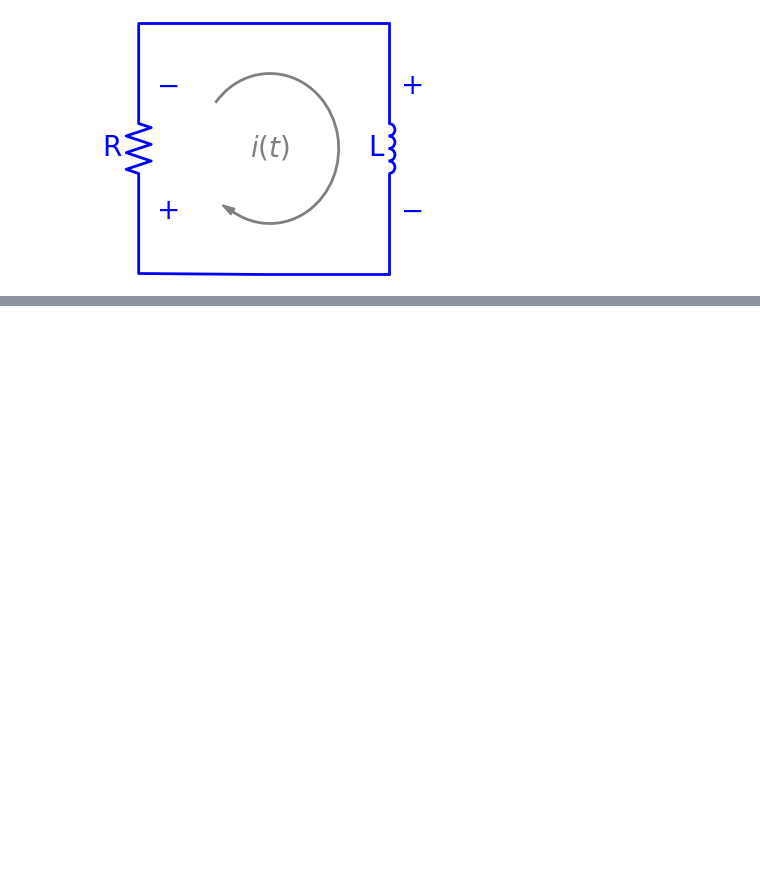
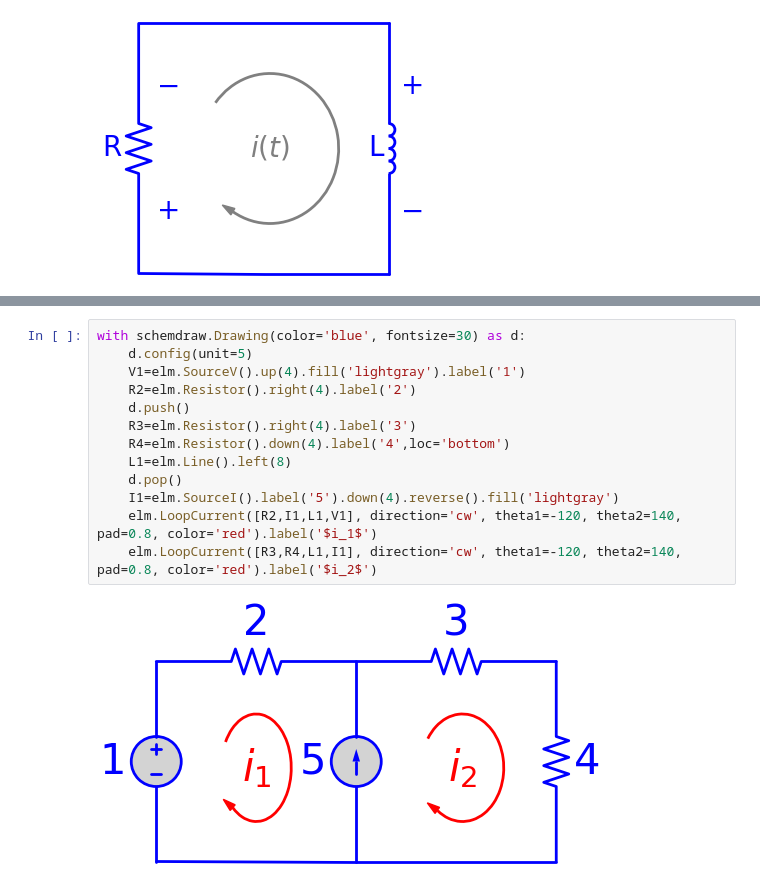
Before and after one commit to funmv/course_electricity, a Jupyter notebook: SchemDraw.ipynb, the cells around one changed output, grey strips where cells are left out. Drawn from its saved outputs; the diff is of its cells as text; blank space fills up the shorter version.

```diff
--- a/SchemDraw.ipynb
+++ b/SchemDraw.ipynb
@@ -323,0 +389,15 @@ with schemdraw.Drawing(color='blue', fontsize=20) as d:
+# %%
+with schemdraw.Drawing(color='blue', fontsize=30) as d:
+    d.config(unit=5)
+    V1=elm.SourceV().up(4).fill('lightgray').label('1')
+    R2=elm.Resistor().right(4).label('2')
+    d.push()
+    R3=elm.Resistor().right(4).label('3')
+    R4=elm.Resistor().down(4).label('4',loc='bottom')
+    L1=elm.Line().left(8)
+    d.pop()
+    I1=elm.SourceI().label('5').down(4).reverse().fill('lightgray')
+    elm.LoopCurrent([R2,I1,L1,V1], direction='cw', theta1=-120, theta2=140, pad=0.8, color='red').label('$i_1$')
+    elm.LoopCurrent([R3,R4,L1,I1], direction='cw', theta1=-120, theta2=140, pad=0.8, color='red').label('$i_2$')
+# %% [output]
+[figure, added]
```
Also changed, not shown: parts of 4 cells of this notebook.
